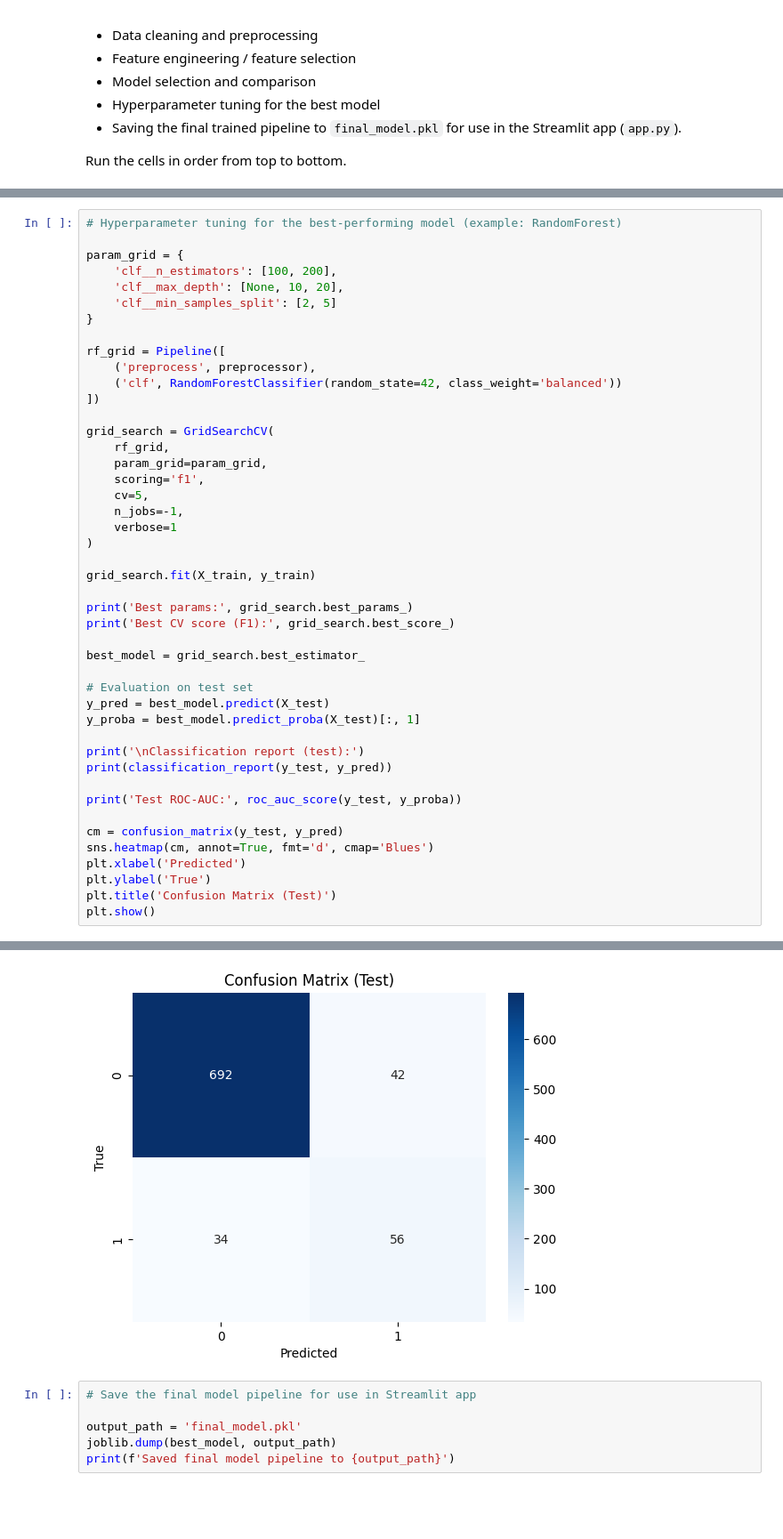
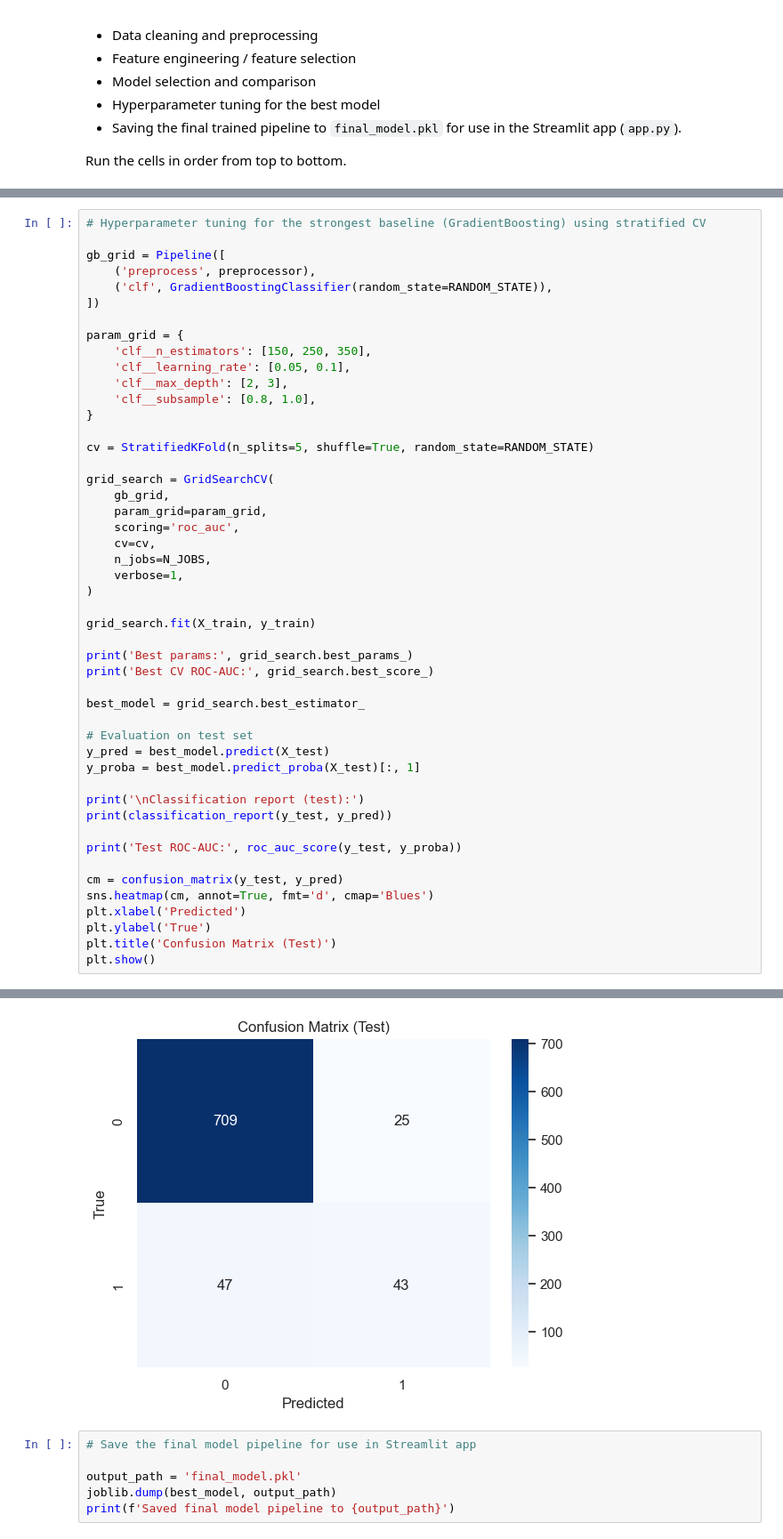
Before and after one commit to kaancakr/Bank-Term-Deposit-Prediction, a Jupyter notebook: project.ipynb, the cells around one changed output, grey strips where cells are left out. Shown: that part at 89% size. Saved outputs shown, nothing was run; the diff lists cells and outputs as text; blank space fills up the shorter version.

```diff
--- a/project.ipynb
+++ b/project.ipynb
@@ -172,30 +217,33 @@ ROC-AUC: 0.94688919164396
 # %%
-# Hyperparameter tuning for the best-performing model (example: RandomForest)
+# Hyperparameter tuning for the strongest baseline (GradientBoosting) using stratified CV
+
+gb_grid = Pipeline([
+    ('preprocess', preprocessor),
+    ('clf', GradientBoostingClassifier(random_state=RANDOM_STATE)),
+])
 
 param_grid = {
-    'clf__n_estimators': [100, 200],
-    'clf__max_depth': [None, 10, 20],
-    'clf__min_samples_split': [2, 5]
+    'clf__n_estimators': [150, 250, 350],
+    'clf__learning_rate': [0.05, 0.1],
+    'clf__max_depth': [2, 3],
+    'clf__subsample': [0.8, 1.0],
 }
 
-rf_grid = Pipeline([
-    ('preprocess', preprocessor),
-    ('clf', RandomForestClassifier(random_state=42, class_weight='balanced'))
-])
+cv = StratifiedKFold(n_splits=5, shuffle=True, random_state=RANDOM_STATE)
 
 grid_search = GridSearchCV(
-    rf_grid,
+    gb_grid,
     param_grid=param_grid,
-    scoring='f1',
-    cv=5,
-    n_jobs=-1,
-    verbose=1
+    scoring='roc_auc',
+    cv=cv,
+    n_jobs=N_JOBS,
+    verbose=1,
 )
 
 grid_search.fit(X_train, y_train)
 
 print('Best params:', grid_search.best_params_)
-print('Best CV score (F1):', grid_search.best_score_)
+print('Best CV ROC-AUC:', grid_search.best_score_)
 
 best_model = grid_search.best_estimator_
 
@@ -233,4 +281,4 @@ Test ROC-AUC: 0.9423402966999697
-[figure, old version]
+[figure, new version]
 # %%
 # Save the final model pipeline for use in Streamlit app
 
```
Also changed, not shown: parts of 5 cells of this notebook, 1 other file.
